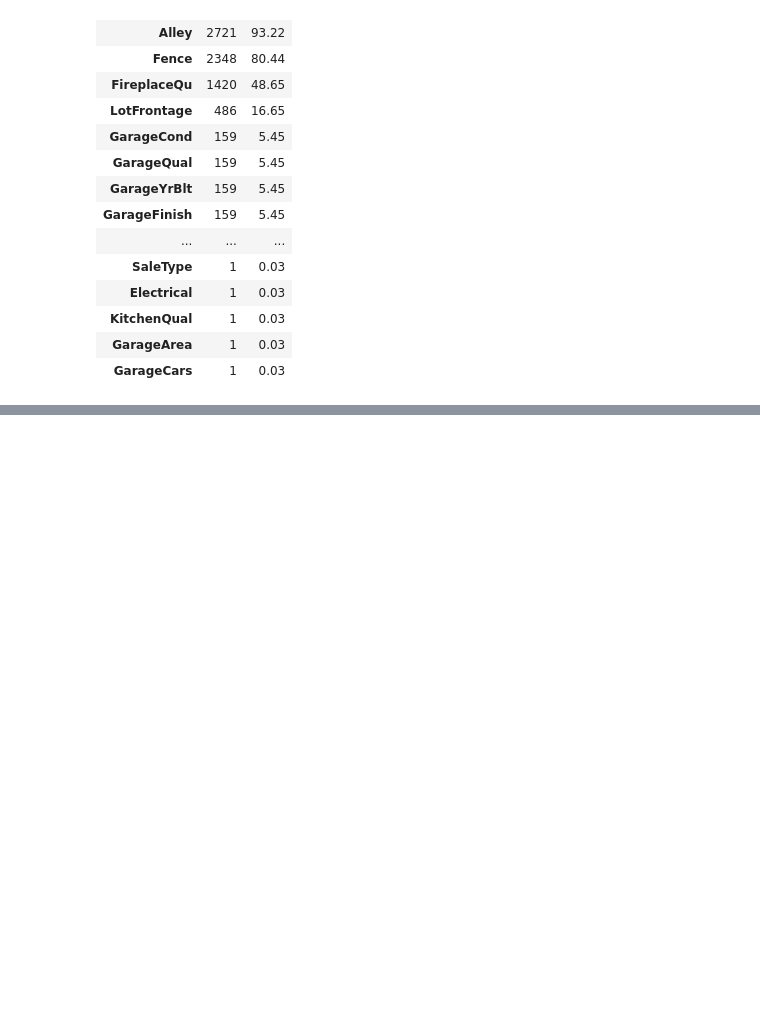
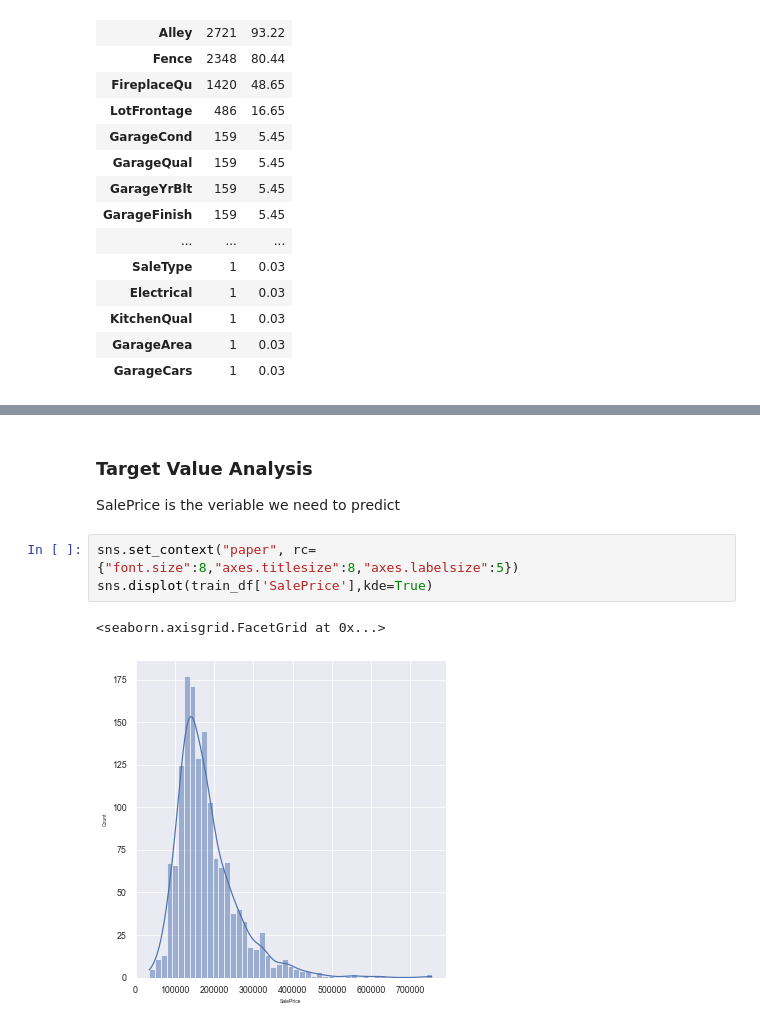
Before and after one commit to VikasNagare12/house-price-prediction, a Jupyter notebook: HousePricePrediction.ipynb, the cells around one changed output, grey strips where cells are left out. Cells and saved outputs as stored; diff of their text form; blank space fills up the shorter version.

```diff
--- a/HousePricePrediction.ipynb
+++ b/HousePricePrediction.ipynb
@@ -117,0 +117,9 @@ sns.heatmap(train_df.corr(),annot=True,annot_kws={'size':25},fmt='.1f',
+# %% [markdown]
+###  Target Value Analysis
+SalePrice is the veriable we need to predict
+# %%
+sns.set_context("paper", rc={"font.size":8,"axes.titlesize":8,"axes.labelsize":5})
+sns.displot(train_df['SalePrice'],kde=True)
+# %% [output]
+<seaborn.axisgrid.FacetGrid at 0x...>
+[figure, added]
```
Also changed, not shown: parts of 4 cells of this notebook.
